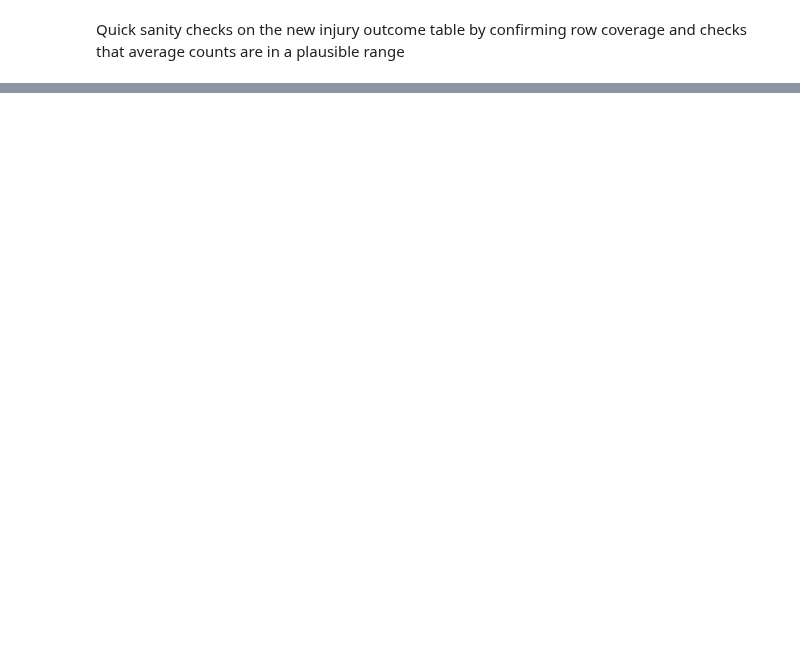
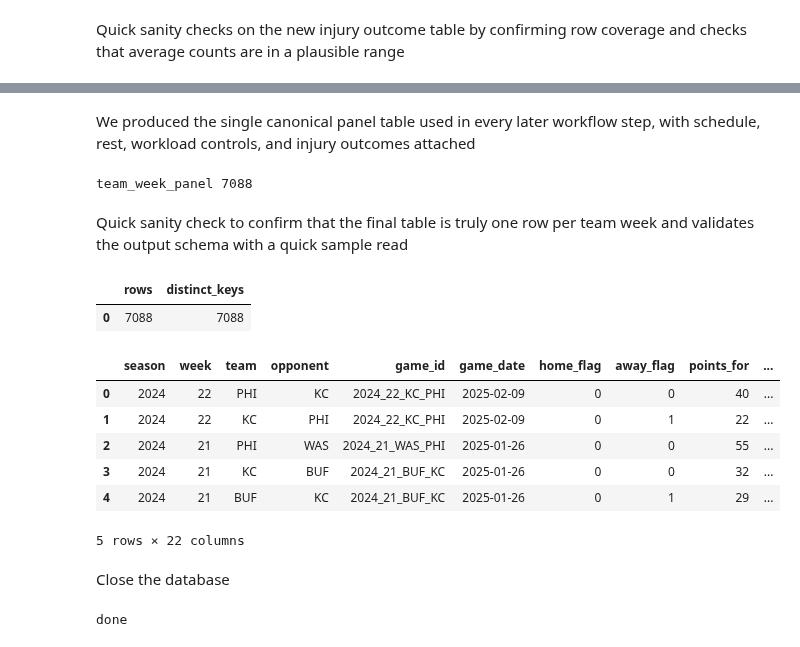
Before and after one commit to SiddharthKorukonda/2025-26-NFLPA-Data-Analytics-Case-Competition, a Jupyter notebook: notebooks/03_build_team_week_panel.ipynb, the cells around one changed output, grey strips where cells are left out. Drawn from its saved outputs; the diff is of its cells as text; code cells hidden in the pictures; blank space fills up the shorter version.

Commit message:
Step 3: Assembled final team week panel table

```diff
--- a/notebooks/03_build_team_week_panel.ipynb
+++ b/notebooks/03_build_team_week_panel.ipynb
@@ -324,0 +360,77 @@ FROM new_injuries_next_week
+# %% [markdown]
+We produced the single canonical panel table used in every later workflow step, with schedule, rest, workload controls, and injury outcomes attached
+# %%
+DB_DIR = Path("../db")
+con = duckdb.connect(str(DB_DIR / "nflpa.duckdb"))
+
+con.execute("""
+CREATE OR REPLACE TABLE team_week_panel AS
+SELECT
+  g.season,
+  g.week,
+  g.team,
+  g.opponent,
+  g.game_id,
+  g.game_date,
+  g.home_flag,
+  g.away_flag,
+  g.points_for,
+  g.points_against,
+  g.score_diff,
+  g.win_flag,
+  g.tie_flag,
+  g.blowout_flag,
+  g.days_rest,
+  g.short_week_flag,
+  g.bye_last_week_flag,
+  COALESCE(b.offensive_snaps, 0) AS offensive_snaps,
+  COALESCE(b.defensive_snaps, 0) AS defensive_snaps,
+  b.off_yards_per_play,
+  COALESCE(n.inj_off_next, 0) AS inj_off_next,
+  COALESCE(n.inj_def_next, 0) AS inj_def_next
+FROM team_game_weeks_rest g
+LEFT JOIN team_week_basic_stats b
+  ON b.season = g.season AND b.week = g.week AND b.team = g.team
+LEFT JOIN new_injuries_next_week n
+  ON n.season = g.season AND n.week = g.week AND n.team = g.team
+""")
+
+print("team_week_panel", con.execute("SELECT COUNT(*) FROM team_week_panel").fetchone()[0])
+# %% [output]
+team_week_panel 7088
+# %% [markdown]
+Quick sanity check to confirm that the final table is truly one row per team week and validates the output schema with a quick sample read
+# %%
+con.execute("""
+SELECT
+  COUNT(*) AS rows,
+  COUNT(DISTINCT CAST(season AS VARCHAR) || '-' || CAST(week AS VARCHAR) || '-' || team) AS distinct_keys
+FROM team_week_panel
+""").df()
+# %% [output]
+|  | rows | distinct_keys |
+| 0 | 7088 | 7088 |
+# %%
+con.execute("""
+SELECT *
+FROM team_week_panel
+ORDER BY season DESC, week DESC
+LIMIT 5
+""").df()
+# %% [output]
+|  | season | week | team | opponent | game_id | game_date | home_flag | away_flag | points_for | ... |
+| 0 | 2024 | 22 | PHI | KC | 2024_22_KC_PHI | 2025-02-09 | 0 | 0 | 40 | ... |
+| 1 | 2024 | 22 | KC | PHI | 2024_22_KC_PHI | 2025-02-09 | 0 | 1 | 22 | ... |
+| 2 | 2024 | 21 | PHI | WAS | 2024_21_WAS_PHI | 2025-01-26 | 0 | 0 | 55 | ... |
+| 3 | 2024 | 21 | KC | BUF | 2024_21_BUF_KC | 2025-01-26 | 0 | 0 | 32 | ... |
+| 4 | 2024 | 21 | BUF | KC | 2024_21_BUF_KC | 2025-01-26 | 0 | 1 | 29 | ... |
+5 rows × 22 columns
+# %% [markdown]
+Close the database
+# %%
+con.execute("CHECKPOINT")
+con.close()
+
+print("done")
+# %% [output]
+done
```
Also changed, not shown: parts of 16 cells of this notebook.
